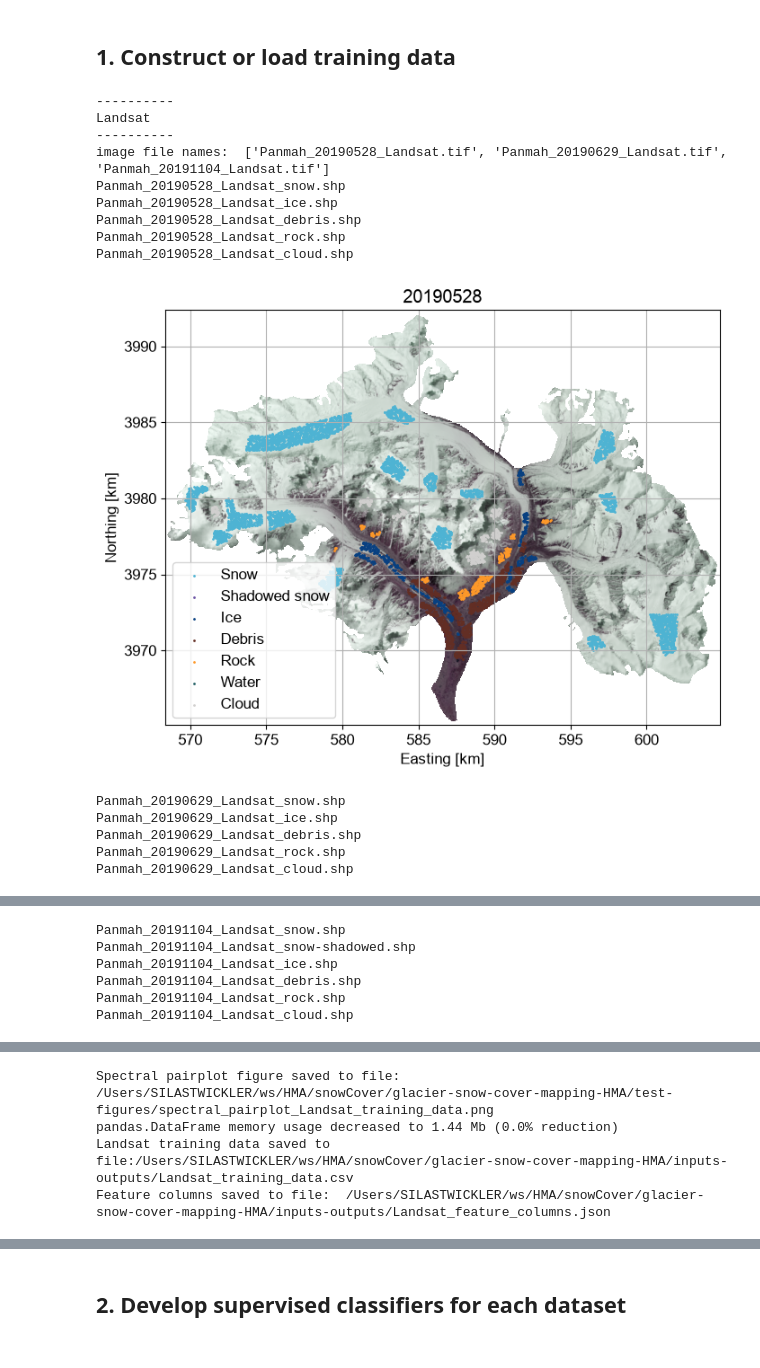
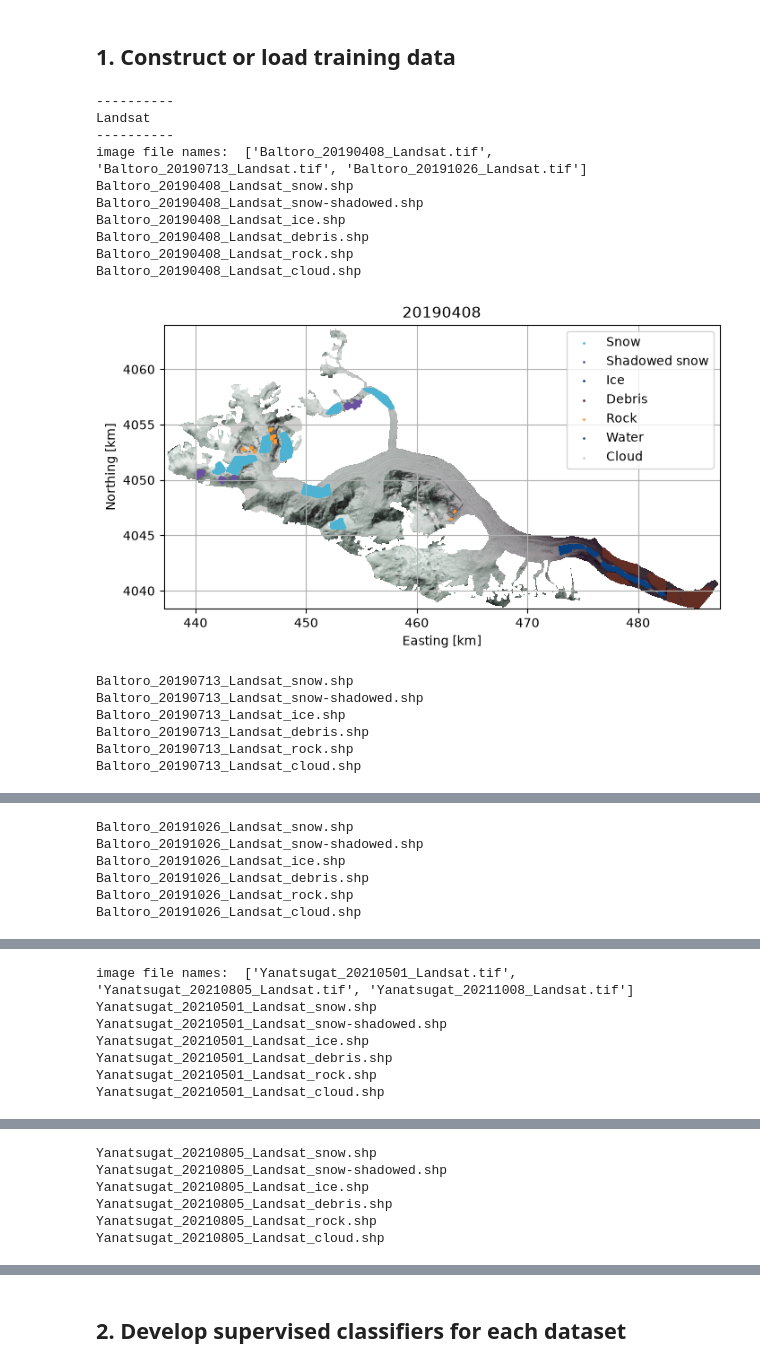
Before and after one commit to silastwickler/glacier-snow-cover-mapping-HMA, a Jupyter notebook: notebooks/develop_classifiers_HMA.ipynb, the cells around one changed output, grey strips where cells are left out. Saved outputs shown, nothing was run; the diff lists cells and outputs as text; code cells hidden in the pictures.

```diff
--- a/notebooks/develop_classifiers_HMA.ipynb
+++ b/notebooks/develop_classifiers_HMA.ipynb
@@ -84,7 +84,7 @@ out_path = os.path.join(base_path, 'inputs-outputs/')
 # output folder for figures
 figures_out_path = os.path.join(base_path, 'test-figures/')
 # path to classified points used to train and test classifiers
-data_pts_path = '/Users/SILASTWICKLER/ws/HMA/snowCover/classified-points-test/'
+data_pts_path = '/Users/SILASTWICKLER/ws/HMA/snowCover/classified-points/karakoram/training/'
 
 # -----Determine settings
 terrain_parameters = False # whether to use terrain parameters (elevation, slope, aspect) in classification
@@ -93,7 +93,7 @@ save_figures = True # whether to save output figures
 # -----Add path to functions
 sys.path.insert(1, os.path.join(base_path, 'functions'))
 
-poly_fraction = 0.1
+poly_fraction = 0.7
 
 # -----Segmentation variables (these variables will need to be different for different satellites, DEAL WITH LATER)
 segNum = 8000 #number of segments in image
@@ -214,9 +214,9 @@ dataset_dict = {
 }
 
 # save dictionary as json file
-dataset_dict_fn = 'datasets_characteristics.json'
-json.dump(dataset_dict, open(os.path.join(out_path, dataset_dict_fn), 'w'))
-print('dictionary saved to file: ' + os.path.join(out_path, dataset_dict_fn))
-# # open dictionary and display
-dataset_dict = json.load(open(os.path.join(out_path, dataset_dict_fn)))
-dataset_dict
+# dataset_dict_fn = 'datasets_characteristics.json'
+# json.dump(dataset_dict, open(os.path.join(out_path, dataset_dict_fn), 'w'))
+# print('dictionary saved to file: ' + os.path.join(out_path, dataset_dict_fn))
+# # # open dictionary and display
+# dataset_dict = json.load(open(os.path.join(out_path, dataset_dict_fn)))
+# dataset_dict
@@ -292,7 +273,7 @@ def polygon_to_segment_labels(polygon_gdf, segments, transform, class_id, min_fr
 #datasets = ['PlanetScope', 'Landsat', 'Sentinel-2_SR', 'Sentinel-2_TOA']
 datasets = ['Landsat']
 # -----Define site names
-site_names = ['Panmah']
+site_names = ['Baltoro', 'Yanatsugat', 'RGI_14_18361']
 
 # -----Grab colormap for classified image
 colors = list(dataset_dict['classified_image']['class_colors'].values())
@@ -379,7 +360,6 @@ for dataset in datasets:
                             new_row = row.copy()
                             new_row['geometry'] = pt
                             sampled_rows.append(new_row)
-
                     data_pts_snow = gpd.GeoDataFrame(sampled_rows, crs=data_pts_snow_polys.crs)
                     data_pts_snow['Class'] = 1 # determine class ID
                     data_pts = pd.concat([data_pts, data_pts_snow], ignore_index=True) # concatenate to full data points df
@@ -399,7 +379,6 @@ for dataset in datasets:
                             new_row = row.copy()
                             new_row['geometry'] = pt
                             sampled_rows.append(new_row)
-
                     data_pts_snow_sh = gpd.GeoDataFrame(sampled_rows, crs=data_pts_snow_sh_polys.crs)
                     data_pts_snow_sh['Class'] = 2 # determine class ID
                     data_pts = pd.concat([data_pts, data_pts_snow_sh], ignore_index=True) # concatenate to full data points df
@@ -515,7 +494,7 @@ for dataset in datasets:
                 )
 
                 # Load AOI
-                AOI_path = base_path + '../study_sites/' + site_name + '/AOIs/' + site_name + '.shp'
+                AOI_path = base_path + '../study_sites/training/' + site_name + '/AOIs/' + site_name + '.shp'
                 AOI_fn = glob.glob(AOI_path)[0]
                 AOI = gpd.read_file(AOI_fn)
                 # reproject AOI to WGS 84 for compatibility with images
@@ -628,42 +607,44 @@ for dataset in datasets:
         fig.savefig(fig_fn, facecolor='w', dpi=300)
         print('Spectral pairplot figure saved to file: '+fig_fn)
 
         # Save dataframe to file
         data_pts_full = f.reduce_memory_usage(data_pts_full) # Reduce memory usage in df
         data_pts_full.to_csv(out_path + training_data_fn, index=False)
         print(dataset + ' training data saved to file:' + out_path + training_data_fn)
 
         # Save feature columns
         feature_cols_fn = out_path + dataset + '_feature_columns.json'
         json.dump(feature_cols, open(feature_cols_fn, "w"))
         print('Feature columns saved to file: ', feature_cols_fn)
 
     # Rename data points dataframe according to dataset
     if dataset=='PlanetScope':
         data_pts_full_PS = data_pts_full
         feature_cols_PS = feature_cols
     elif dataset=='Landsat':
         data_pts_full_L = data_pts_full
         feature_cols_L = feature_cols
     elif dataset=='Sentinel-2_SR':
         data_pts_full_S2_SR = data_pts_full
         feature_cols_S2_SR = feature_cols
     elif dataset=='Sentinel-2_TOA':
         data_pts_full_S2_TOA = data_pts_full
         feature_cols_S2_TOA = feature_cols
 # %% [output]
 ----------
 Landsat
 ----------
-image file names:  ['Panmah_20190528_Landsat.tif', 'Panmah_20190629_Landsat.tif', 'Panmah_20191104_Landsat.tif']
-Panmah_20190528_Landsat_snow.shp
-Panmah_20190528_Landsat_ice.shp
-Panmah_20190528_Landsat_debris.shp
-Panmah_20190528_Landsat_rock.shp
-Panmah_20190528_Landsat_cloud.shp
+image file names:  ['Baltoro_20190408_Landsat.tif', 'Baltoro_20190713_Landsat.tif', 'Baltoro_20191026_Landsat.tif']
+Baltoro_20190408_Landsat_snow.shp
+Baltoro_20190408_Landsat_snow-shadowed.shp
+Baltoro_20190408_Landsat_ice.shp
+Baltoro_20190408_Landsat_debris.shp
+Baltoro_20190408_Landsat_rock.shp
+Baltoro_20190408_Landsat_cloud.shp
-[figure, old version]
+[figure, new version]
-Panmah_20190629_Landsat_snow.shp
-Panmah_20190629_Landsat_ice.shp
-Panmah_20190629_Landsat_debris.shp
-Panmah_20190629_Landsat_rock.shp
-Panmah_20190629_Landsat_cloud.shp
+Baltoro_20190713_Landsat_snow.shp
+Baltoro_20190713_Landsat_snow-shadowed.shp
+Baltoro_20190713_Landsat_ice.shp
+Baltoro_20190713_Landsat_debris.shp
+Baltoro_20190713_Landsat_rock.shp
+Baltoro_20190713_Landsat_cloud.shp
@@ -671,6 +652,6 @@ Panmah_20190629_Landsat_cloud.shp
-Panmah_20191104_Landsat_snow.shp
-Panmah_20191104_Landsat_snow-shadowed.shp
-Panmah_20191104_Landsat_ice.shp
-Panmah_20191104_Landsat_debris.shp
-Panmah_20191104_Landsat_rock.shp
-Panmah_20191104_Landsat_cloud.shp
+Baltoro_20191026_Landsat_snow.shp
+Baltoro_20191026_Landsat_snow-shadowed.shp
+Baltoro_20191026_Landsat_ice.shp
+Baltoro_20191026_Landsat_debris.shp
+Baltoro_20191026_Landsat_rock.shp
+Baltoro_20191026_Landsat_cloud.shp
@@ -677,0 +659,7 @@ Panmah_20191104_Landsat_cloud.shp
+image file names:  ['Yanatsugat_20210501_Landsat.tif', 'Yanatsugat_20210805_Landsat.tif', 'Yanatsugat_20211008_Landsat.tif']
+Yanatsugat_20210501_Landsat_snow.shp
+Yanatsugat_20210501_Landsat_snow-shadowed.shp
+Yanatsugat_20210501_Landsat_ice.shp
+Yanatsugat_20210501_Landsat_debris.shp
+Yanatsugat_20210501_Landsat_rock.shp
+Yanatsugat_20210501_Landsat_cloud.shp
@@ -679,4 +667,6 @@ Panmah_20191104_Landsat_cloud.shp
-Spectral pairplot figure saved to file: /Users/SILASTWICKLER/ws/HMA/snowCover/glacier-snow-cover-mapping-HMA/test-figures/spectral_pairplot_Landsat_training_data.png
-pandas.DataFrame memory usage decreased to 1.44 Mb (0.0% reduction)
-Landsat training data saved to file:/Users/SILASTWICKLER/ws/HMA/snowCover/glacier-snow-cover-mapping-HMA/inputs-outputs/Landsat_training_data.csv
-Feature columns saved to file:  /Users/SILASTWICKLER/ws/HMA/snowCover/glacier-snow-cover-mapping-HMA/inputs-outputs/Landsat_feature_columns.json
+Yanatsugat_20210805_Landsat_snow.shp
+Yanatsugat_20210805_Landsat_snow-shadowed.shp
+Yanatsugat_20210805_Landsat_ice.shp
+Yanatsugat_20210805_Landsat_debris.shp
+Yanatsugat_20210805_Landsat_rock.shp
+Yanatsugat_20210805_Landsat_cloud.shp
```
Also changed, not shown: parts of 9 cells of this notebook, 2 other files.
